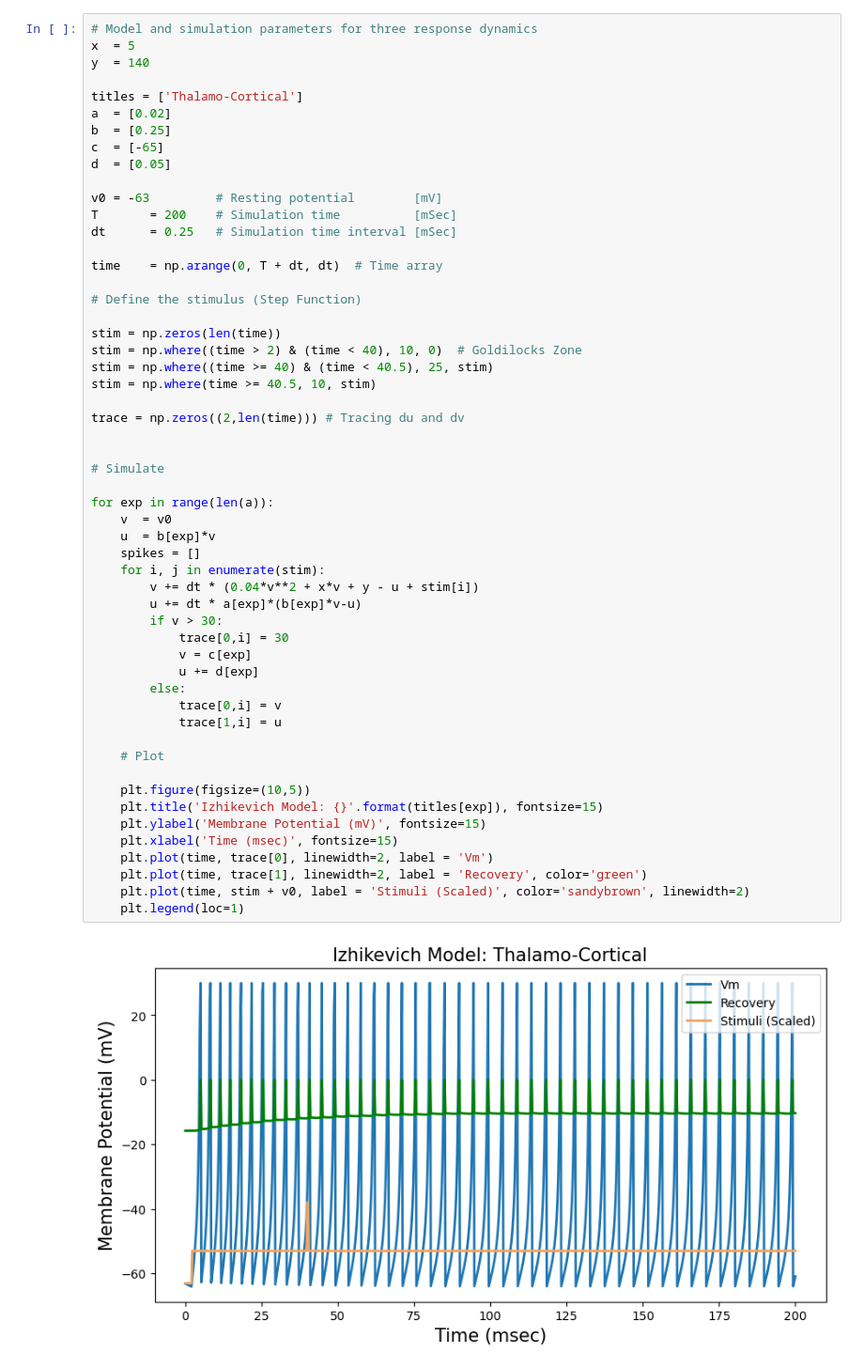
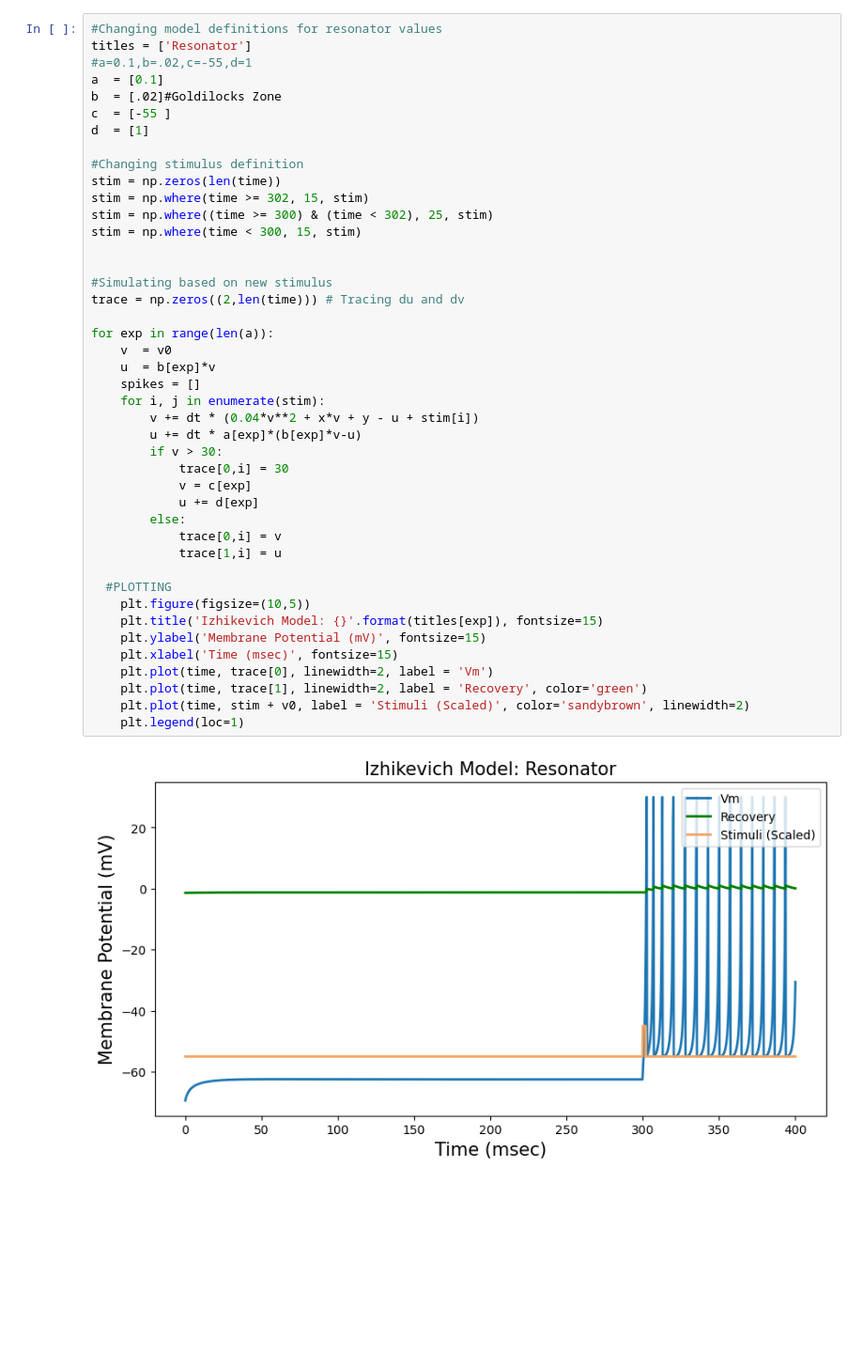
Before and after one commit to Mikerive/NeuroMorphic, a Jupyter notebook: NeuronEmulation/SpikingModel.ipynb, the cells around one changed output. Shown at 94% size. Cells and saved outputs as stored; diff of their text form; blank space fills up the shorter version.

```diff
--- a/NeuronEmulation/SpikingModel.ipynb
+++ b/NeuronEmulation/SpikingModel.ipynb
@@ -66,56 +71,45 @@ for exp in range(len(a)):
 # %%
-# Model and simulation parameters for three response dynamics
-x  = 5
-y  = 140
+#Changing model definitions for resonator values
+titles = ['Resonator']
+#a=0.1,b=.02,c=-55,d=1
+a  = [0.1]
+b  = [.02]#Goldilocks Zone
+c  = [-55 ]
+d  = [1]
 
-titles = ['Thalamo-Cortical']
-a  = [0.02]
-b  = [0.25]
-c  = [-65]
-d  = [0.05]
-
-v0 = -63         # Resting potential        [mV]
-T       = 200    # Simulation time          [mSec]
-dt      = 0.25   # Simulation time interval [mSec]
-
-time    = np.arange(0, T + dt, dt)  # Time array
-
-# Define the stimulus (Step Function)
-
+#Changing stimulus definition
 stim = np.zeros(len(time))
-stim = np.where((time > 2) & (time < 40), 10, 0)  # Goldilocks Zone
-stim = np.where((time >= 40) & (time < 40.5), 25, stim)
-stim = np.where(time >= 40.5, 10, stim)
-
-trace = np.zeros((2,len(time))) # Tracing du and dv
+stim = np.where(time >= 302, 15, stim)
+stim = np.where((time >= 300) & (time < 302), 25, stim)
+stim = np.where(time < 300, 15, stim)
 
 
-# Simulate
+#Simulating based on new stimulus
+trace = np.zeros((2,len(time))) # Tracing du and dv
 
 for exp in range(len(a)):
     v  = v0
     u  = b[exp]*v
     spikes = []
     for i, j in enumerate(stim):
         v += dt * (0.04*v**2 + x*v + y - u + stim[i])
         u += dt * a[exp]*(b[exp]*v-u)
         if v > 30:
             trace[0,i] = 30
             v = c[exp]
             u += d[exp]
         else:
             trace[0,i] = v
             trace[1,i] = u
 
-    # Plot
-
+  #PLOTTING
     plt.figure(figsize=(10,5))
     plt.title('Izhikevich Model: {}'.format(titles[exp]), fontsize=15)
     plt.ylabel('Membrane Potential (mV)', fontsize=15)
     plt.xlabel('Time (msec)', fontsize=15)
     plt.plot(time, trace[0], linewidth=2, label = 'Vm')
     plt.plot(time, trace[1], linewidth=2, label = 'Recovery', color='green')
     plt.plot(time, stim + v0, label = 'Stimuli (Scaled)', color='sandybrown', linewidth=2)
     plt.legend(loc=1)
 # %% [output]
-[figure, old version]
+[figure, new version]
```
Also changed, not shown: parts of 2 cells of this notebook, 1 other file.
